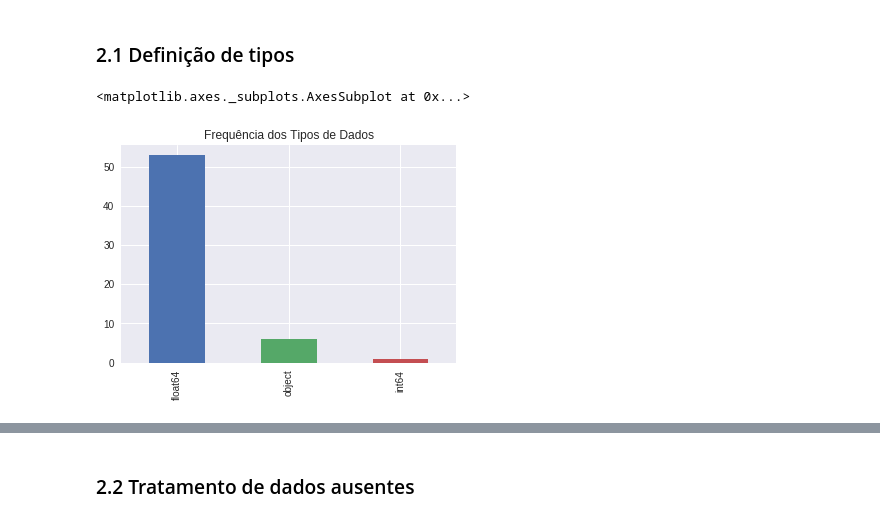
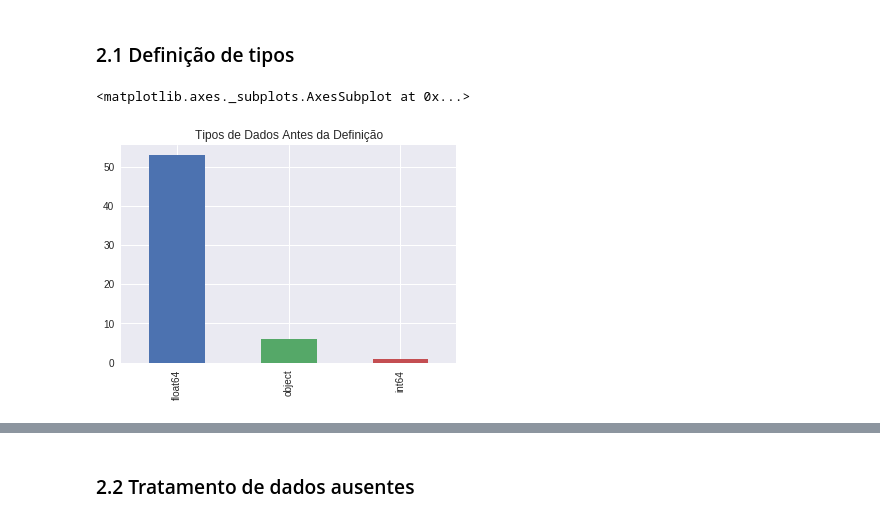
Before and after one commit to thiagotandrade/ds-project, a Jupyter notebook: DS_Project1.ipynb, the cells around one changed output, grey strips where cells are left out. Drawn from its saved outputs; the diff is of its cells as text; code cells hidden in the pictures.

```diff
--- a/DS_Project1.ipynb
+++ b/DS_Project1.ipynb
@@ -109,10 +83,11 @@ props.describe().transpose()
 # %% [markdown]
 ### 2.1 Definição de tipos
 # %%
-props.dtypes.value_counts().sort_values(ascending=False).plot.bar(title='Frequência dos Tipos de Dados')
+props_dtypes_before = props.dtypes.value_counts().sort_values(ascending=False)
+props_dtypes_before.plot.bar(title='Tipos de Dados Antes da Definição')
 # %% [output]
 <matplotlib.axes._subplots.AxesSubplot at 0x...>
-[figure, old version]
+[figure, new version]
 # %%
 # Mudando colunas de tipo 'object' para tipo 'category'
 object_type = props.select_dtypes(include=['object']).columns.values
```
Also changed, not shown: parts of 24 cells of this notebook.
